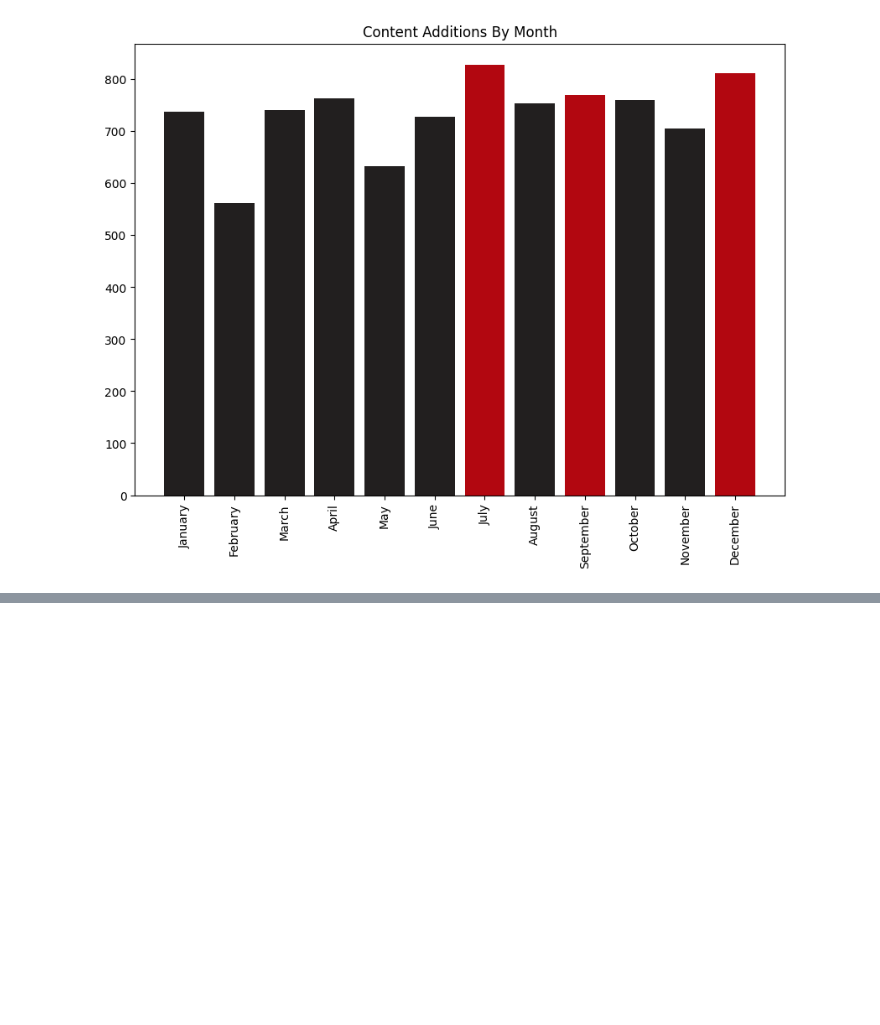
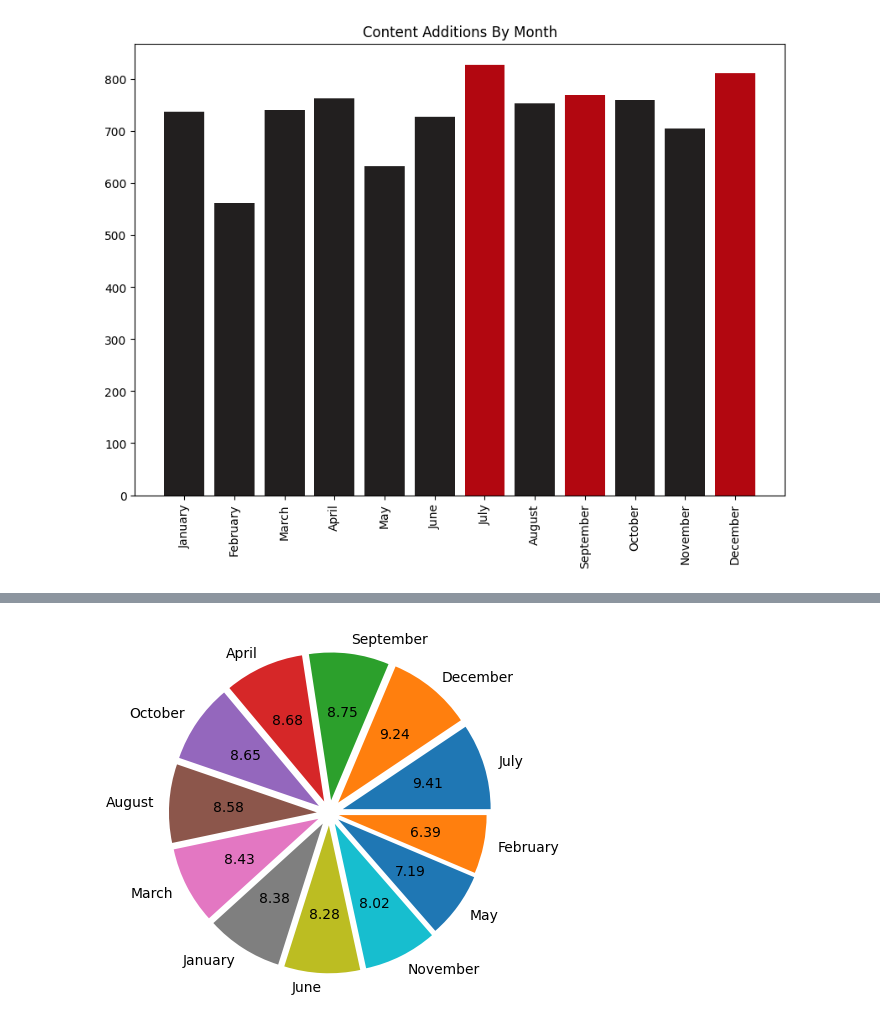
Before and after one commit to cafesmire/notebooks, a Jupyter notebook: netflix/netflix_eda.ipynb, the cells around one changed output, grey strips where cells are left out. Cells and saved outputs as stored; diff of their text form; code cells hidden in the pictures; blank space fills up the shorter version.

```diff
--- a/netflix/netflix_eda.ipynb
+++ b/netflix/netflix_eda.ipynb
@@ -266,0 +308,6 @@ for i, mtv in enumerate(df['type'].value_counts().index)
+# %%
+month_perc = np.round((df.month_added.value_counts() * 100) / len(df), 2)
+plt.pie(month_perc, labels=month_perc.index, autopct='%.2f', explode=month_perc/100)
+plt.show()
+# %% [output]
+[figure, added]
```
Also changed, not shown: parts of 4 cells of this notebook.
